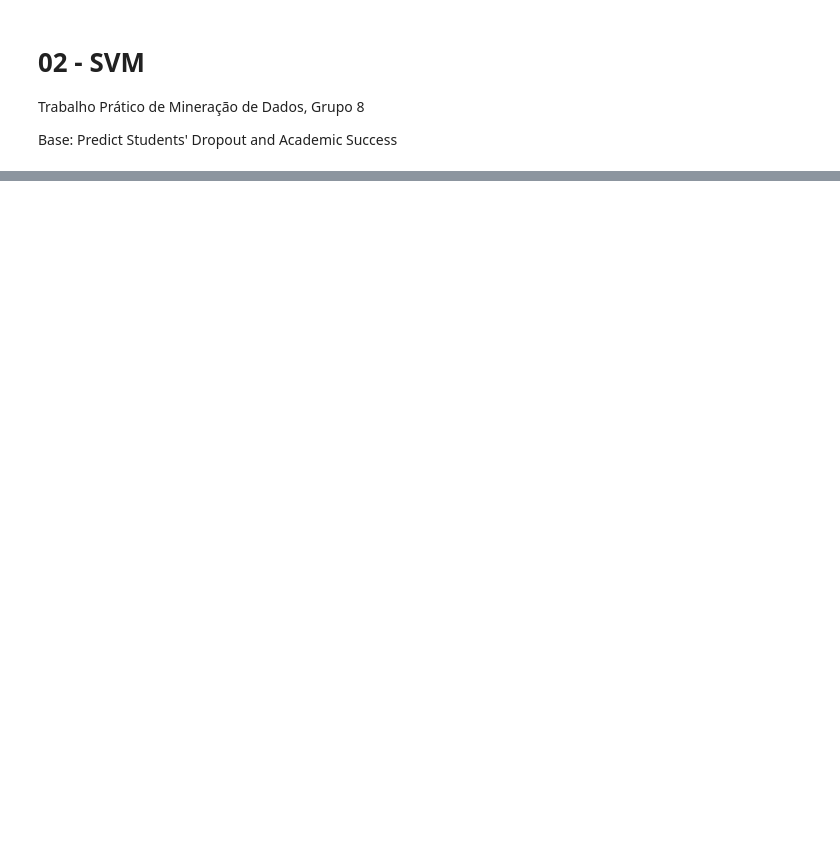
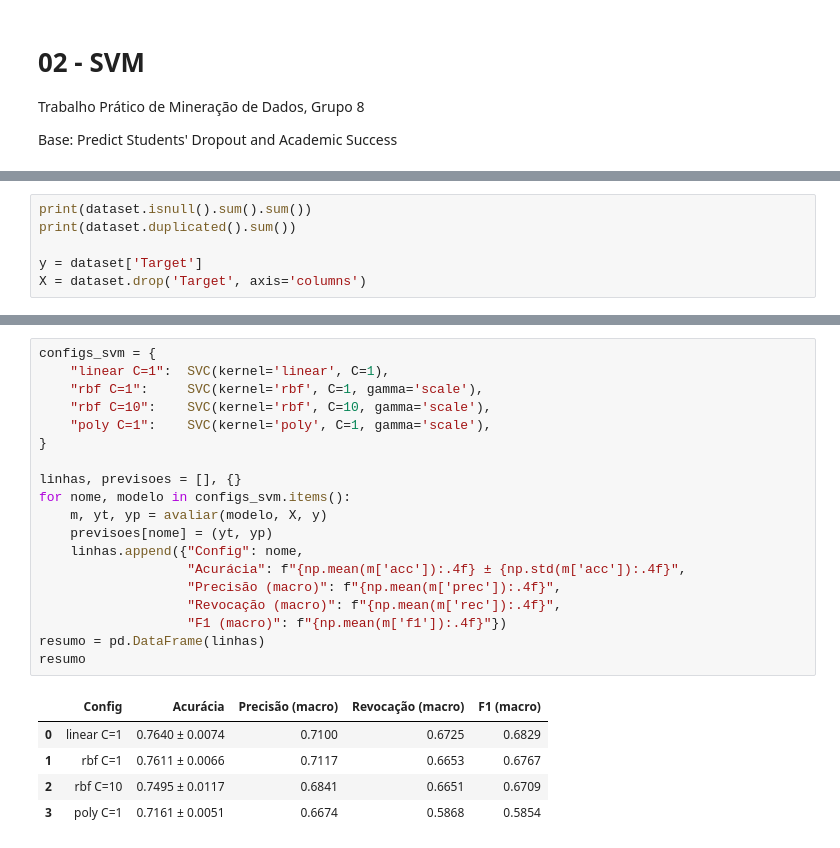
Before and after one commit to DaviComerio/trabalho-mineracao-de-dados, a Jupyter notebook: codigo/notebooks/02_svm.ipynb, the cells around one changed output, grey strips where cells are left out. Saved outputs shown, nothing was run; the diff lists cells and outputs as text; blank space fills up the shorter version.

```diff
--- a/codigo/notebooks/02_svm.ipynb
+++ b/codigo/notebooks/02_svm.ipynb
@@ -21,3 +26,9 @@ dataset.head()
 | 3 | 1 | 17 | 2 | 9773 | 1 | ... |
 | 4 | 2 | 39 | 1 | 8014 | 0 | ... |
 5 rows × 37 columns
+# %%
+print(dataset.isnull().sum().sum())
+print(dataset.duplicated().sum())
+
+y = dataset['Target']
+X = dataset.drop('Target', axis='columns')
@@ -23,0 +56,25 @@ dataset.head()
+# %%
+configs_svm = {
+    "linear C=1":  SVC(kernel='linear', C=1),
+    "rbf C=1":     SVC(kernel='rbf', C=1, gamma='scale'),
+    "rbf C=10":    SVC(kernel='rbf', C=10, gamma='scale'),
+    "poly C=1":    SVC(kernel='poly', C=1, gamma='scale'),
+}
+
+linhas, previsoes = [], {}
+for nome, modelo in configs_svm.items():
+    m, yt, yp = avaliar(modelo, X, y)
+    previsoes[nome] = (yt, yp)
+    linhas.append({"Config": nome,
+                   "Acurácia": f"{np.mean(m['acc']):.4f} ± {np.std(m['acc']):.4f}",
+                   "Precisão (macro)": f"{np.mean(m['prec']):.4f}",
+                   "Revocação (macro)": f"{np.mean(m['rec']):.4f}",
+                   "F1 (macro)": f"{np.mean(m['f1']):.4f}"})
+resumo = pd.DataFrame(linhas)
+resumo
+# %% [output]
+|  | Config | Acurácia | Precisão (macro) | Revocação (macro) | F1 (macro) |
+| 0 | linear C=1 | 0.7640 ± 0.0074 | 0.7100 | 0.6725 | 0.6829 |
+| 1 | rbf C=1 | 0.7611 ± 0.0066 | 0.7117 | 0.6653 | 0.6767 |
+| 2 | rbf C=10 | 0.7495 ± 0.0117 | 0.6841 | 0.6651 | 0.6709 |
+| 3 | poly C=1 | 0.7161 ± 0.0051 | 0.6674 | 0.5868 | 0.5854 |
```
Also changed, not shown: parts of 4 cells of this notebook.
